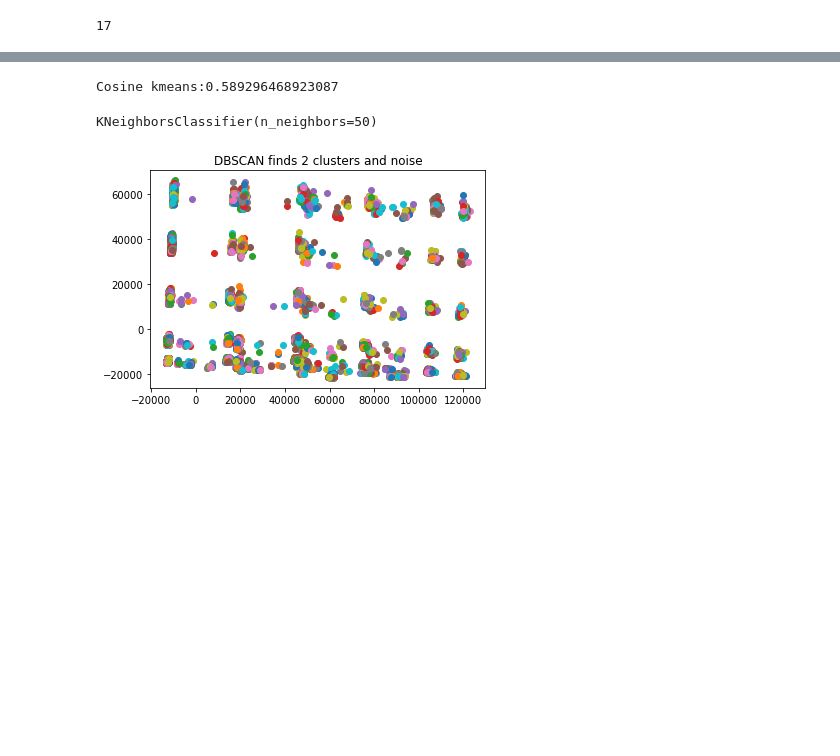
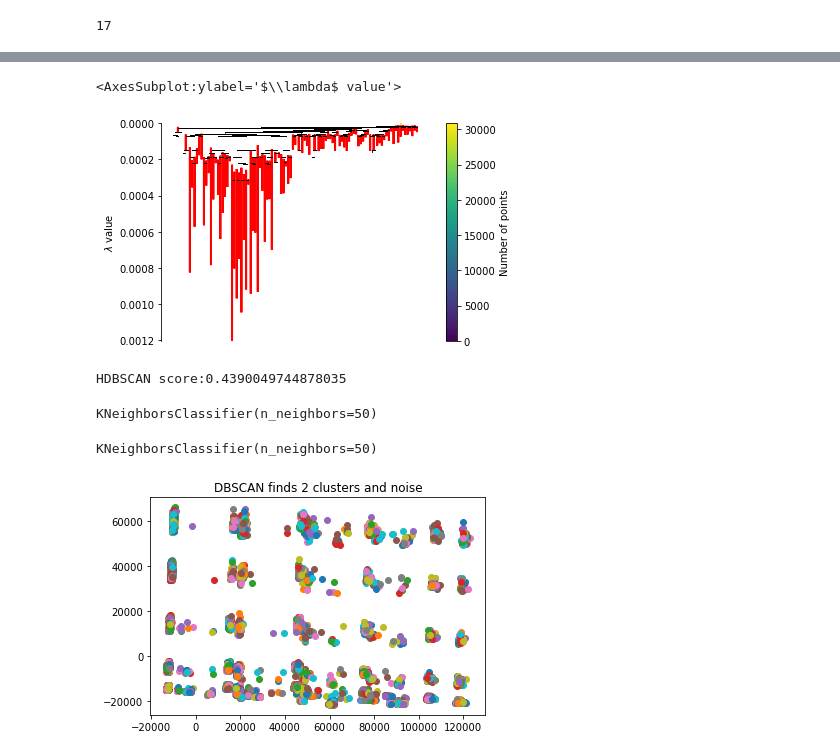
Before and after one commit to mlsm76/Beer_Generation, a Jupyter notebook: contributor/kevin/conversions/Unit Conversion and Cluster Analysis.ipynb, the cells around one changed output, grey strips where cells are left out. Cells and saved outputs as stored; diff of their text form; code cells hidden in the pictures; blank space fills up the shorter version.

```diff
--- a/contributor/kevin/conversions/Unit Conversion and Cluster Analysis.ipynb
+++ b/contributor/kevin/conversions/Unit Conversion and Cluster Analysis.ipynb
@@ -346,10 +367,19 @@ numclusters
+# %%
+hdb.condensed_tree_.plot(select_clusters=True, selection_palette=sns.color_palette())
+# %% [output]
+<AxesSubplot:ylabel='$\\lambda$ value'>
+[figure, added]
 # %%
 #score of dbscan model (uses density vs distance)
-print('Cosine kmeans:{}'.format(silhouette_score(normalized_vectors,
+print('DBSCAN score:{}'.format(silhouette_score(normalized_vectors,
                                           dbscan.labels_,
-                                          metric='cosine')))
+                                          metric='cosine')))     #.59
-# %% [output]
-Cosine kmeans:0.589296468923087
+# %%
+print('HDBSCAN score:{}'.format(silhouette_score(beer_processed,
+                                          hdb.labels_,
+                                          metric='cosine'))) #.44
+# %% [output]
+HDBSCAN score:0.4390049744878035
 # %%
 from sklearn.neighbors import KNeighborsClassifier
 knn = KNeighborsClassifier(n_neighbors=50)
@@ -358,6 +388,15 @@ knn.fit(dbscan.components_, dbscan.labels_[dbscan.core_sample_indices_])
 #it might be a good bet for deployment
 # %% [output]
 KNeighborsClassifier(n_neighbors=50)
+# %%
+import pickle
+with open('knn_dbscan.pkl', 'wb') as f:
+    pickle.dump(knn, f)
+with open('knn_dbscan.pkl', 'rb') as f:
+    knn_loaded = pickle.load(f)
+knn_loaded
+# %% [output]
+KNeighborsClassifier(n_neighbors=50)
 # %%
 from sklearn.decomposition import PCA
 pca = PCA(n_components=2).fit(beer_processed)
```
Also changed, not shown: parts of 5 cells of this notebook, 1 other file.
